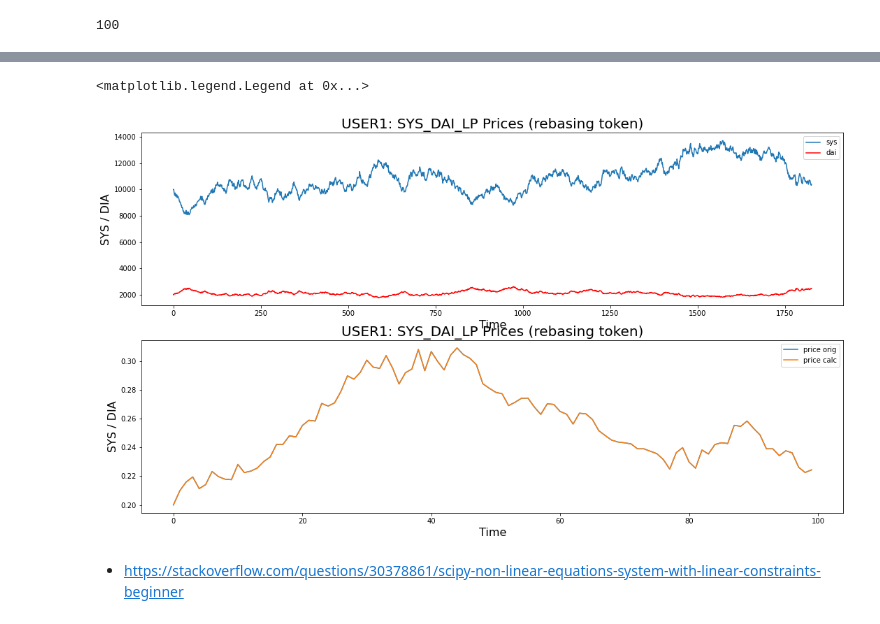
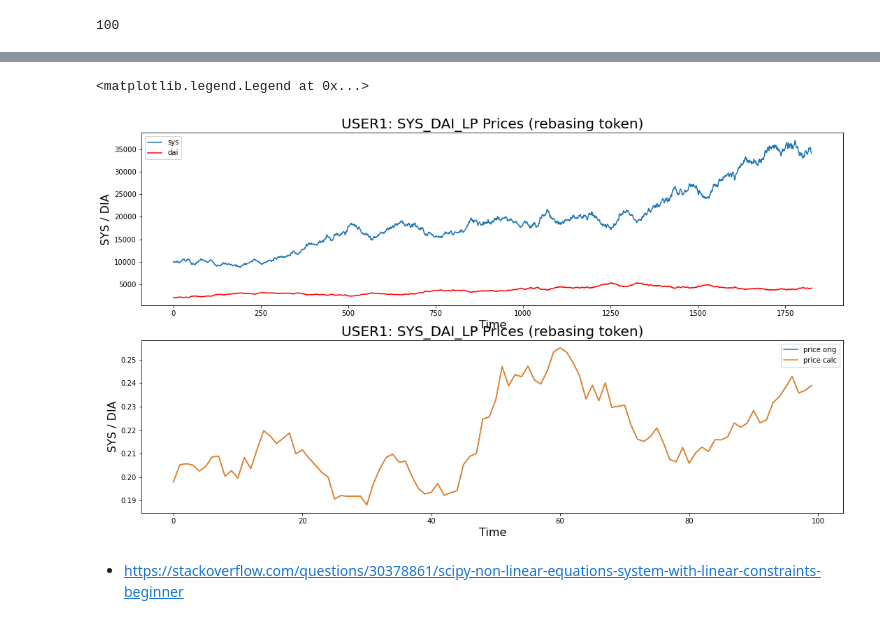
Before and after one commit to icmoore/daosys, a Jupyter notebook: notebooks/research/impermanent_loss/daosys_simulation.ipynb, the cells around one changed output, grey strips where cells are left out. Cells and saved outputs as stored; diff of their text form; code cells hidden in the pictures.

Commit message:
enhance SolveDeltas class

```diff
--- a/notebooks/research/impermanent_loss/daosys_simulation.ipynb
+++ b/notebooks/research/impermanent_loss/daosys_simulation.ipynb
@@ -473,16 +482,31 @@ class SolveDeltas():
 
     def calc_dp(self, dx, dy):
         return (self.x*dy - dx*self.y)/(self.x**2 +dx*self.x)
+# %%
+def add_sub(p):
+    return 1 if bool(EventSelectionModel().bi_select(p)) else -1
+
+def delta(p, max_delta=100):
+    shape, scale = 1, max_delta/5
+    return add_sub(p)*np.random.gamma(shape, scale)
 # %%
-dDel = SolveDeltas(10000,2000,0.2)
+dDel = SolveDeltas(10000,2000)
+dDel2 = SolveDeltas(10000,2000)
 
-for p in p_arr:
+for p in p_arr[1:]:
     dDel.apply(p)
+    dDel2.apply(p)
+    dx = delta(0.9)
+    dDel2.add_dx(dx)
+    #dy = p*dx
+    #dDel2.add_dy(dy)
 # %%
 dai_arr = dDel.get_y_arr()
 sys_arr = dDel.get_x_arr()
+p_calc_arr = abs(dDel.get_dy_arr()/dDel.get_dx_arr())
+liq = np.sqrt(dai_arr*sys_arr)
 
-dDai_arr = dDel.get_dy_arr()
-dSys_arr = dDel.get_dx_arr()
-
-p_calc_arr = abs(dDai_arr/dSys_arr)
+dai_arr2 = dDel2.get_y_arr()
+sys_arr2 = dDel2.get_x_arr()
+p_calc_arr2 = abs(dDel2.get_dy_arr()/dDel2.get_dx_arr())
+liq2 = np.sqrt(dai_arr2*sys_arr2)
@@ -489,21 +553,21 @@ p_calc_arr = abs(dDai_arr/dSys_arr)
 # %%
 fig, (SYS_DAI_ax, price_ax) = plt.subplots(nrows=2, sharex=False, sharey=False, figsize=(18, 10))
-SYS_DAI_ax.plot(sys_arr, label='sys')
-SYS_DAI_ax.plot(dai_arr, color = 'r', label='dai')
+SYS_DAI_ax.plot(sys_arr2, label='sys')
+SYS_DAI_ax.plot(dai_arr2, color = 'r', label='dai')
 SYS_DAI_ax.set_title("USER1: SYS_DAI_LP Prices (rebasing token)", fontsize=20)
 SYS_DAI_ax.set_ylabel("SYS / DIA", fontsize=16)
 SYS_DAI_ax.set_xlabel('Time', fontsize=16)
 SYS_DAI_ax.legend()
 
-price_ax.plot(p_arr[0:100], label='price orig')
-price_ax.plot(p_calc_arr[0:100], label='price calc')
+price_ax.plot(p_arr[1:101], label='price orig')
+price_ax.plot(p_calc_arr2[0:100], label='price calc')
 price_ax.set_title("USER1: SYS_DAI_LP Prices (rebasing token)", fontsize=20)
 price_ax.set_ylabel("SYS / DIA", fontsize=16)
 price_ax.set_xlabel('Time', fontsize=16)
 price_ax.legend()
 # %% [output]
 <matplotlib.legend.Legend at 0x...>
-[figure, old version]
+[figure, new version]
 # %% [markdown]
 * https://stackoverflow.com/questions/30378861/scipy-non-linear-equations-system-with-linear-constraints-beginner
 # %%
```
Also changed, not shown: parts of 12 cells of this notebook, 1 other file.
